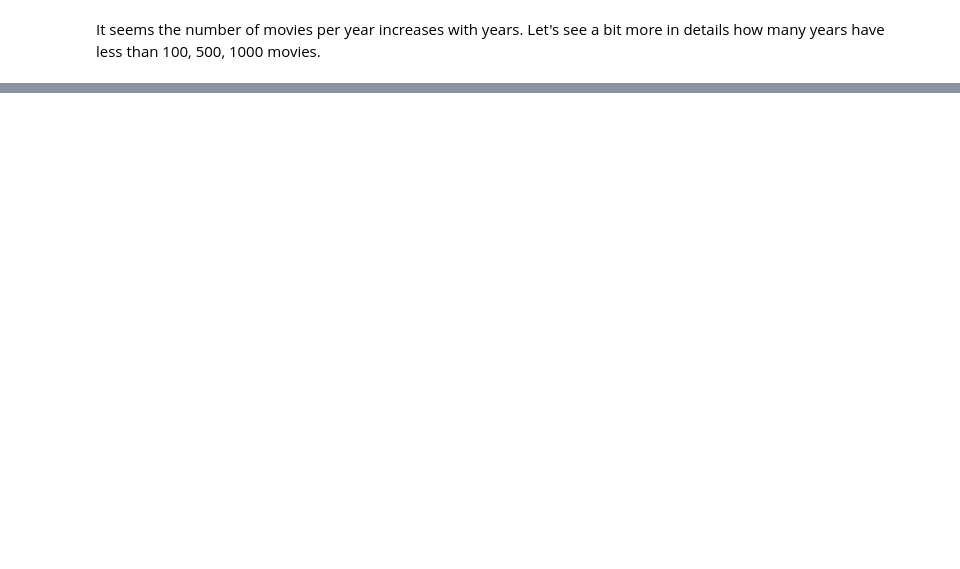
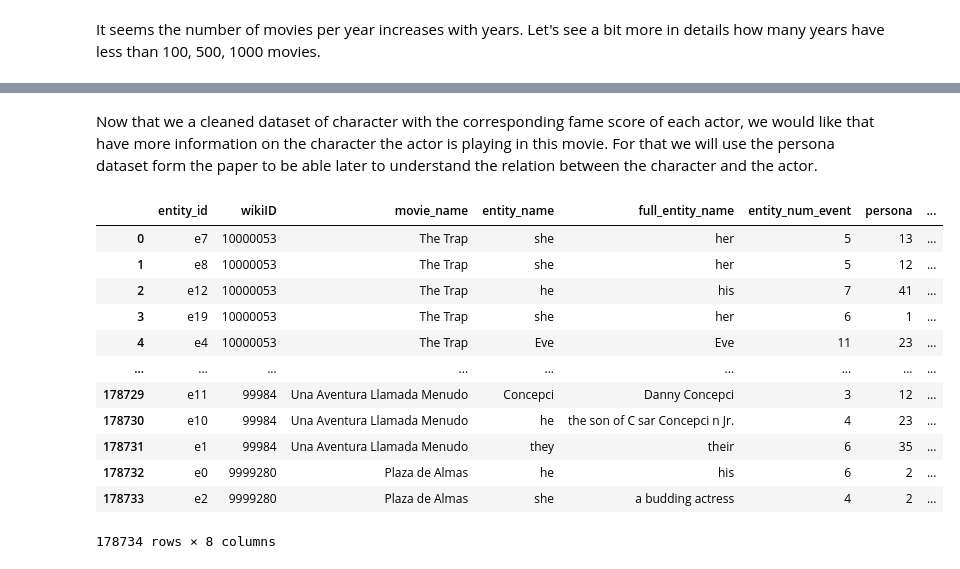
Before and after one commit to epfl-ada/ada-2023-project-lasempanadas, a Jupyter notebook: project_milestone_2.ipynb, the cells around one changed output, grey strips where cells are left out. Saved outputs shown, nothing was run; the diff lists cells and outputs as text; code cells hidden in the pictures; blank space fills up the shorter version.

```diff
--- a/project_milestone_2.ipynb
+++ b/project_milestone_2.ipynb
@@ -216,0 +426,28 @@ cmu_character = cmu_character.merge(actor_movie[['freebase_actorID','wikiID', 'f
+# %% [markdown]
+Now that we a cleaned dataset of character with the corresponding fame score of each actor, we would like that have more information on the character the actor is playing in this movie. For that we will use the persona dataset form the paper to be able later to understand the relation between the character and the actor.
+# %%
+acl_persona_cols = ['entity_id',
+                    'wikiID',
+                    'movie_name',
+                    'entity_name',
+                    'full_entity_name',
+                    'entity_num_event',
+                    'persona',
+                    'final_posterior']
+
+acl_persona = pd.read_table(acl_persona_path+'25.100.lda.log.txt', header=None, names=acl_persona_cols)
+acl_persona
+# %% [output]
+|  | entity_id | wikiID | movie_name | entity_name | full_entity_name | entity_num_event | persona | ... |
+| 0 | e7 | 10000053 | The Trap | she | her | 5 | 13 | ... |
+| 1 | e8 | 10000053 | The Trap | she | her | 5 | 12 | ... |
+| 2 | e12 | 10000053 | The Trap | he | his | 7 | 41 | ... |
+| 3 | e19 | 10000053 | The Trap | she | her | 6 | 1 | ... |
+| 4 | e4 | 10000053 | The Trap | Eve | Eve | 11 | 23 | ... |
+| ... | ... | ... | ... | ... | ... | ... | ... | ... |
+| 178729 | e11 | 99984 | Una Aventura Llamada Menudo | Concepci | Danny Concepci | 3 | 12 | ... |
+| 178730 | e10 | 99984 | Una Aventura Llamada Menudo | he | the son of C sar Concepci n Jr. | 4 | 23 | ... |
+| 178731 | e1 | 99984 | Una Aventura Llamada Menudo | they | their | 6 | 35 | ... |
+| 178732 | e0 | 9999280 | Plaza de Almas | he | his | 6 | 2 | ... |
+| 178733 | e2 | 9999280 | Plaza de Almas | she | a budding actress | 4 | 2 | ... |
+178734 rows × 8 columns
```
Also changed, not shown: parts of 66 cells of this notebook.
